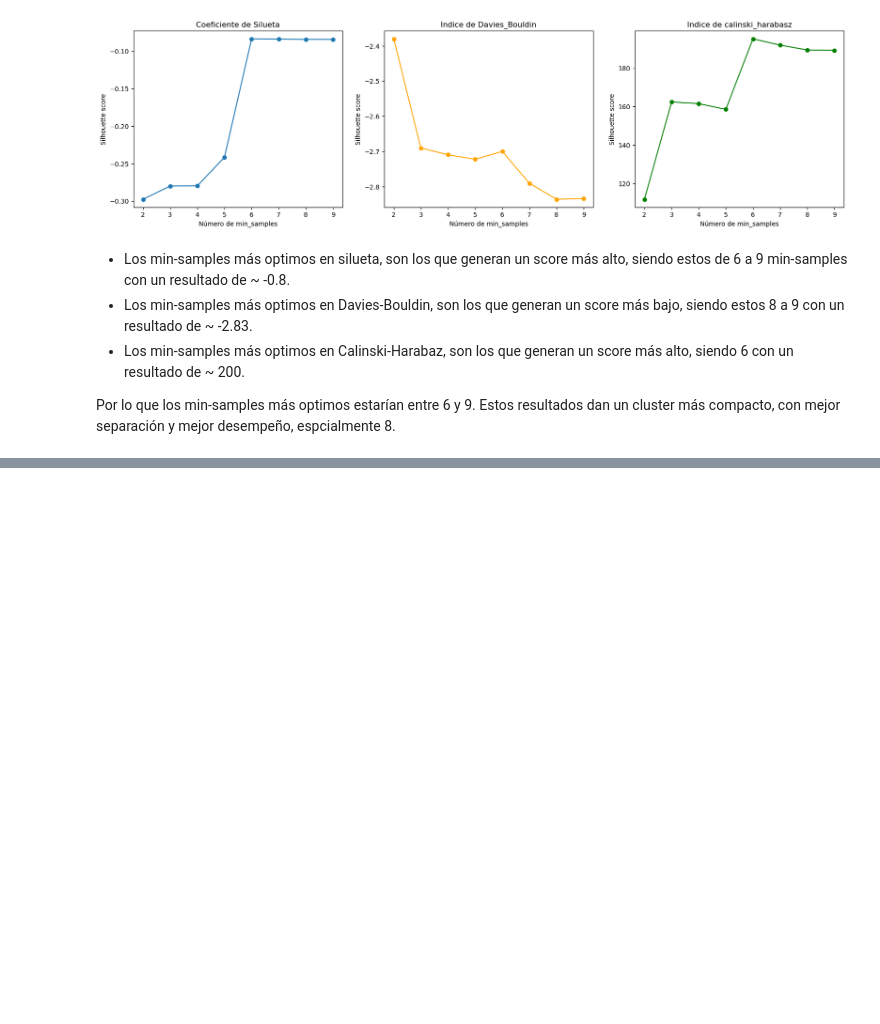
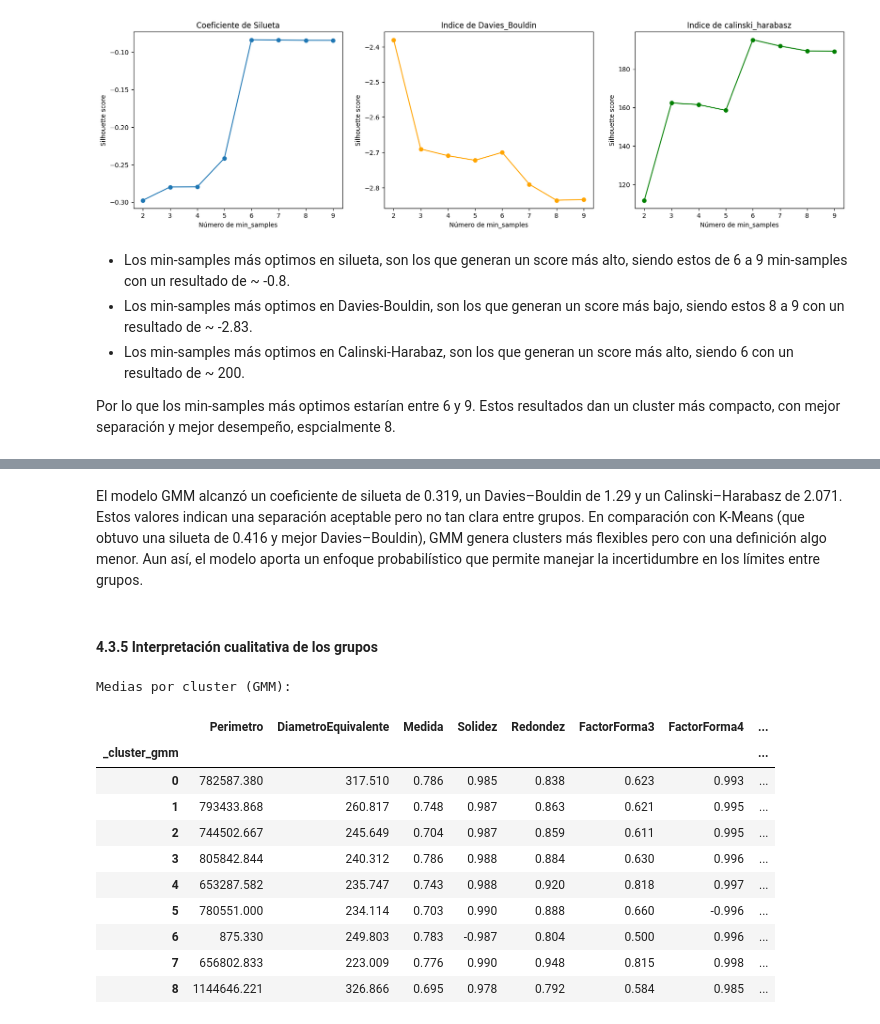
Before and after one commit to Juanin6/Lab2-Bi, a Jupyter notebook: Lab2.ipynb, the cells around one changed output, grey strips where cells are left out. Cells and saved outputs as stored; diff of their text form; code cells hidden in the pictures; blank space fills up the shorter version.

```diff
--- a/Lab2.ipynb
+++ b/Lab2.ipynb
@@ -800,0 +932,24 @@ Por lo que los min-samples más optimos estarían entre 6 y 9. Estos resultados
+# %% [markdown]
+El modelo GMM alcanzó un coeficiente de silueta de 0.319, un Davies–Bouldin de 1.29 y un Calinski–Harabasz de 2.071. Estos valores indican una separación aceptable pero no tan clara entre grupos. En comparación con K-Means (que obtuvo una silueta de 0.416 y mejor Davies–Bouldin), GMM genera clusters más flexibles pero con una definición algo menor. Aun así, el modelo aporta un enfoque probabilístico que permite manejar la incertidumbre en los límites entre grupos.
+# %% [markdown]
+#### 4.3.5 Interpretación cualitativa de los grupos
+# %%
+df_gmm = df_cluster.copy()
+df_gmm["_cluster_gmm"] = labels_gmm
+
+resumen = df_gmm.groupby("_cluster_gmm").mean().round(3)
+print("Medias por cluster (GMM):")
+display(resumen)
+# %% [output]
+Medias por cluster (GMM):
+|  | Perimetro | DiametroEquivalente | Medida | Solidez | Redondez | FactorForma3 | FactorForma4 | ... |
+| _cluster_gmm |  |  |  |  |  |  |  | ... |
+| 0 | 782587.380 | 317.510 | 0.786 | 0.985 | 0.838 | 0.623 | 0.993 | ... |
+| 1 | 793433.868 | 260.817 | 0.748 | 0.987 | 0.863 | 0.621 | 0.995 | ... |
+| 2 | 744502.667 | 245.649 | 0.704 | 0.987 | 0.859 | 0.611 | 0.995 | ... |
+| 3 | 805842.844 | 240.312 | 0.786 | 0.988 | 0.884 | 0.630 | 0.996 | ... |
+| 4 | 653287.582 | 235.747 | 0.743 | 0.988 | 0.920 | 0.818 | 0.997 | ... |
+| 5 | 780551.000 | 234.114 | 0.703 | 0.990 | 0.888 | 0.660 | -0.996 | ... |
+| 6 | 875.330 | 249.803 | 0.783 | -0.987 | 0.804 | 0.500 | 0.996 | ... |
+| 7 | 656802.833 | 223.009 | 0.776 | 0.990 | 0.948 | 0.815 | 0.998 | ... |
+| 8 | 1144646.221 | 326.866 | 0.695 | 0.978 | 0.792 | 0.584 | 0.985 | ... |
```
Also changed, not shown: parts of 18 cells of this notebook, 3 other files.
